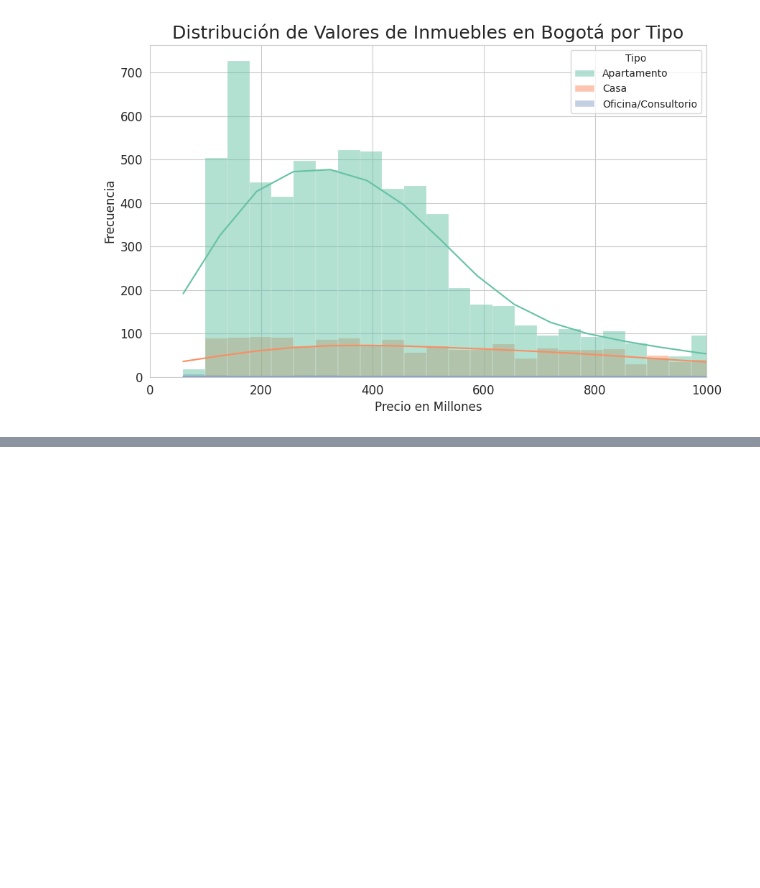
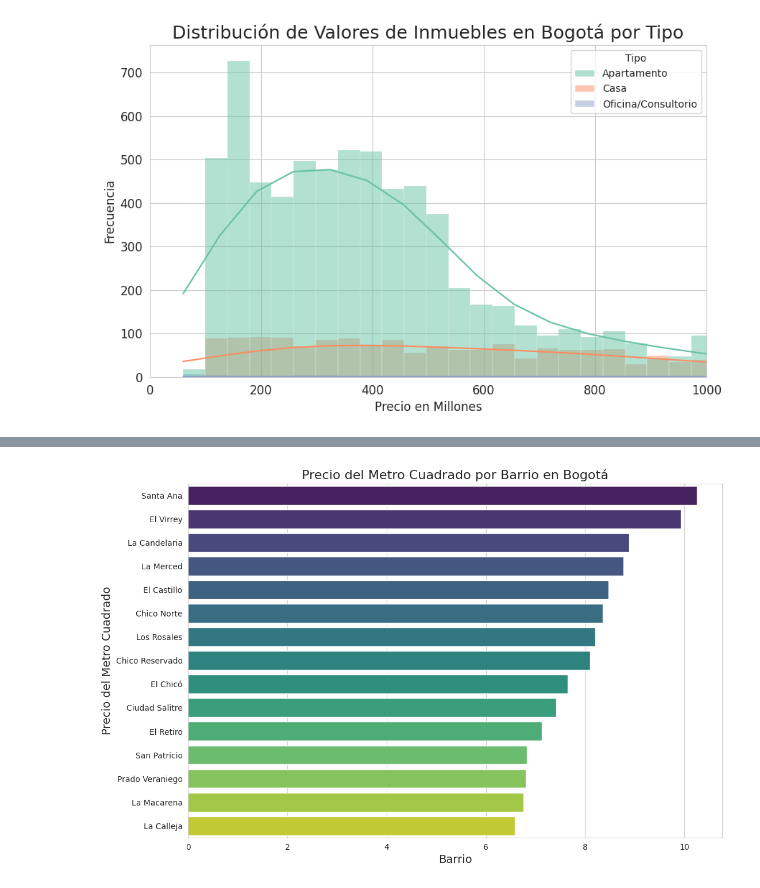
Before and after one commit to HaroldRoy/data_immersion_alura, a Jupyter notebook: inmersion_datos_aula_2.ipynb, the cells around one changed output, grey strips where cells are left out. Saved outputs shown, nothing was run; the diff lists cells and outputs as text; code cells hidden in the pictures; blank space fills up the shorter version.

```diff
--- a/inmersion_datos_aula_2.ipynb
+++ b/inmersion_datos_aula_2.ipynb
@@ -438,0 +441,3 @@ plt.show()
+# %%
+datos_barrio_calc = inmuebles.groupby('Barrio').sum()
+datos_barrio_calc.head(5)
@@ -438,0 +452,3 @@ plt.show()
+# %%
+datos_barrio_calc['metro_cuadrado_precio'] = datos_barrio_calc['Precio_Millon'] / datos_barrio_calc['Area']
+datos_barrio_calc['metro_cuadrado_precio'].head(5)
@@ -438,0 +463,6 @@ plt.show()
+# %%
+m2_barrio = dict(datos_barrio_calc['metro_cuadrado_precio'])
+# %%
+inmuebles['Valor_m2_Barrio'] = inmuebles['Barrio']
+inmuebles['Valor_m2_Barrio'] = inmuebles['Valor_m2_Barrio'].map(m2_barrio)
+inmuebles.head(2)
@@ -438,0 +473,20 @@ plt.show()
+# %%
+precio_por_barrio_plot = inmuebles.groupby('Barrio')['Valor_m2_Barrio'].mean().reset_index()
+
+# Ordena el DataFrame por el precio promedio
+precio_por_barrio = precio_por_barrio_plot.sort_values(by='Valor_m2_Barrio', ascending=False).head(15)
+
+plt.figure(figsize=(12, 8))
+sns.set_style('whitegrid')
+
+grafica = sns.barplot(data=precio_por_barrio, y='Barrio', x='Valor_m2_Barrio', palette='viridis', orient='h')
+
+# Configurar títulos y etiquetas
+plt.title('Precio del Metro Cuadrado por Barrio en Bogotá', fontsize=16)
+plt.xlabel('Barrio', fontsize=14)
+plt.ylabel('Precio del Metro Cuadrado', fontsize=14)
+
+# Mostrar el gráfico
+plt.show()
+# %% [output]
+[figure, added]
```
Also changed, not shown: parts of 10 cells of this notebook.
